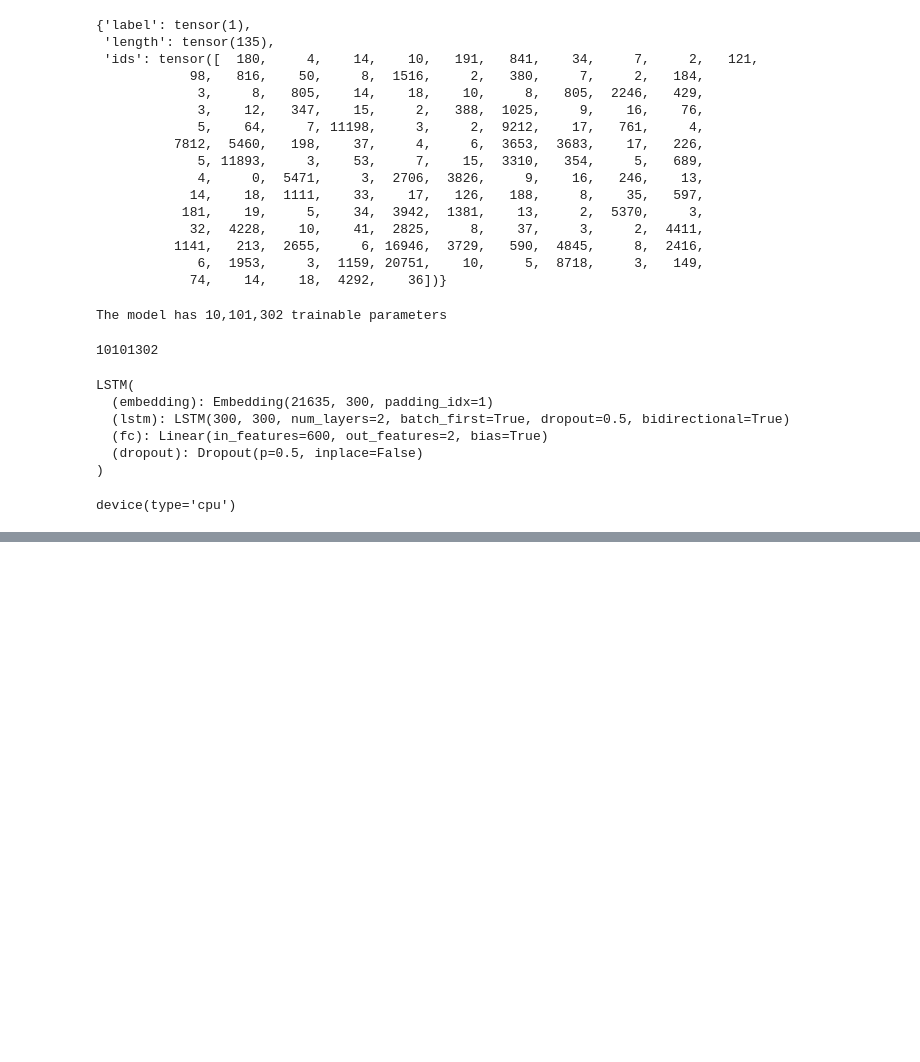
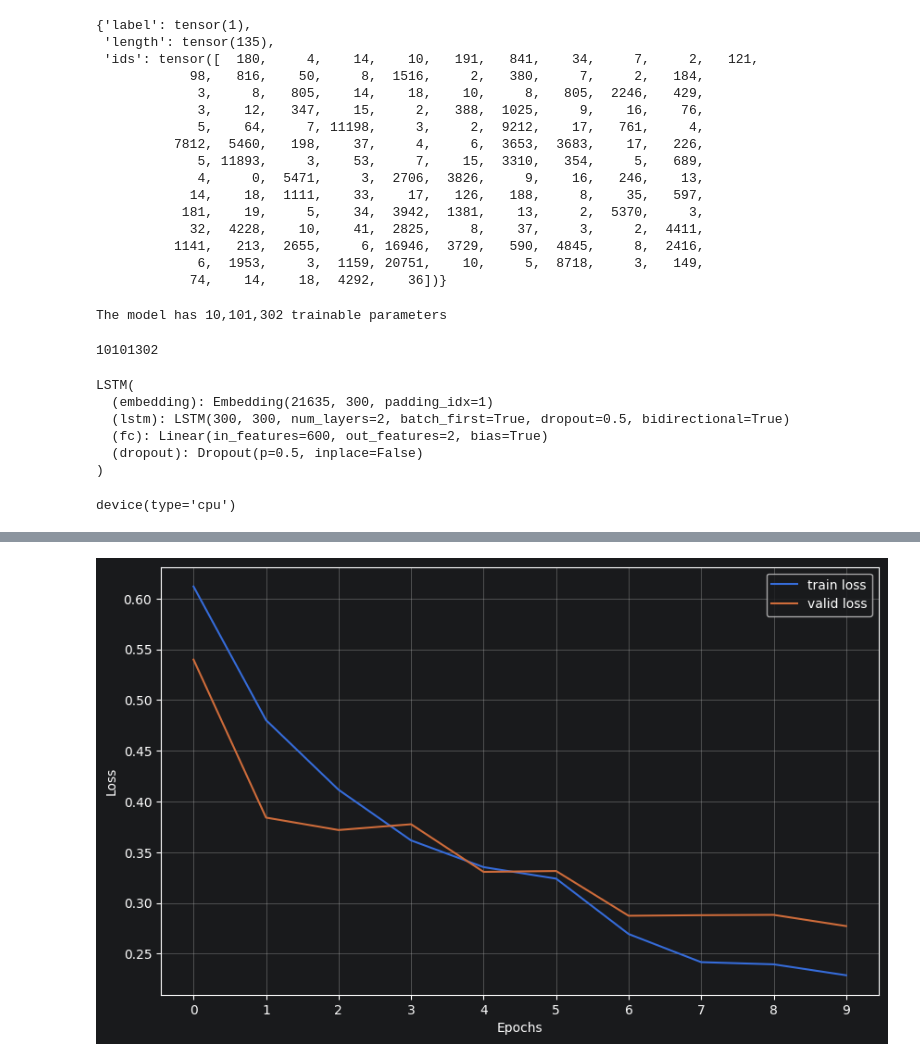
Before and after one commit to Tb2019/sentiment-analysis, a Jupyter notebook: Recurrent Neural Networks.ipynb, the cells around one changed output, grey strips where cells are left out. Saved outputs shown, nothing was run; the diff lists cells and outputs as text; code cells hidden in the pictures; blank space fills up the shorter version.

```diff
--- a/Recurrent Neural Networks.ipynb
+++ b/Recurrent Neural Networks.ipynb
@@ -285,12 +284,12 @@ for epoch in range(n_epoch):
     train_loss, train_acc = train(trian_data_loader, model, criterion, optimizer, device)
     valid_loss, valid_acc = evaluate(valid_data_loader, model, criterion, device)
     metrics['train_losses'].append(train_loss)
-    metrics['train_accs'].append(train_accuracy)
+    metrics['train_accs'].append(train_acc)
     metrics['valid_losses'].append(valid_loss)
-    metrics['valid_accs'].append(valid_accuracy)
+    metrics['valid_accs'].append(valid_acc)
     if valid_loss < best_valid_loss:
         best_valid_loss = valid_loss
         torch.save(model.state_dict(), './best_model/lstm.pt')
-    print(f'ephch: {epoch + 1}')
+    print(f'epoch: {epoch + 1}')
     print(f'train_loss: {train_loss:.3f}, train_acc: {train_acc:.3f}')
     print(f'valid_loss: {valid_loss:.3f}, valid_acc: {valid_acc:.3f}')
@@ -296,0 +327,12 @@ for epoch in range(n_epoch):
+# %%
+fig = plt.figure(figsize=(10, 6))
+ax = fig.add_subplot(1, 1, 1)
+ax.plot(metrics['train_losses'], label='train loss')
+ax.plot(metrics['valid_losses'], label='valid loss')
+ax.set_xlabel('Epochs')
+ax.set_ylabel('Loss')
+ax.set_xticks(range(n_epoch))
+ax.legend()
+ax.grid()
+# %% [output]
+[figure, added]
```
Also changed, not shown: parts of 9 cells of this notebook.
